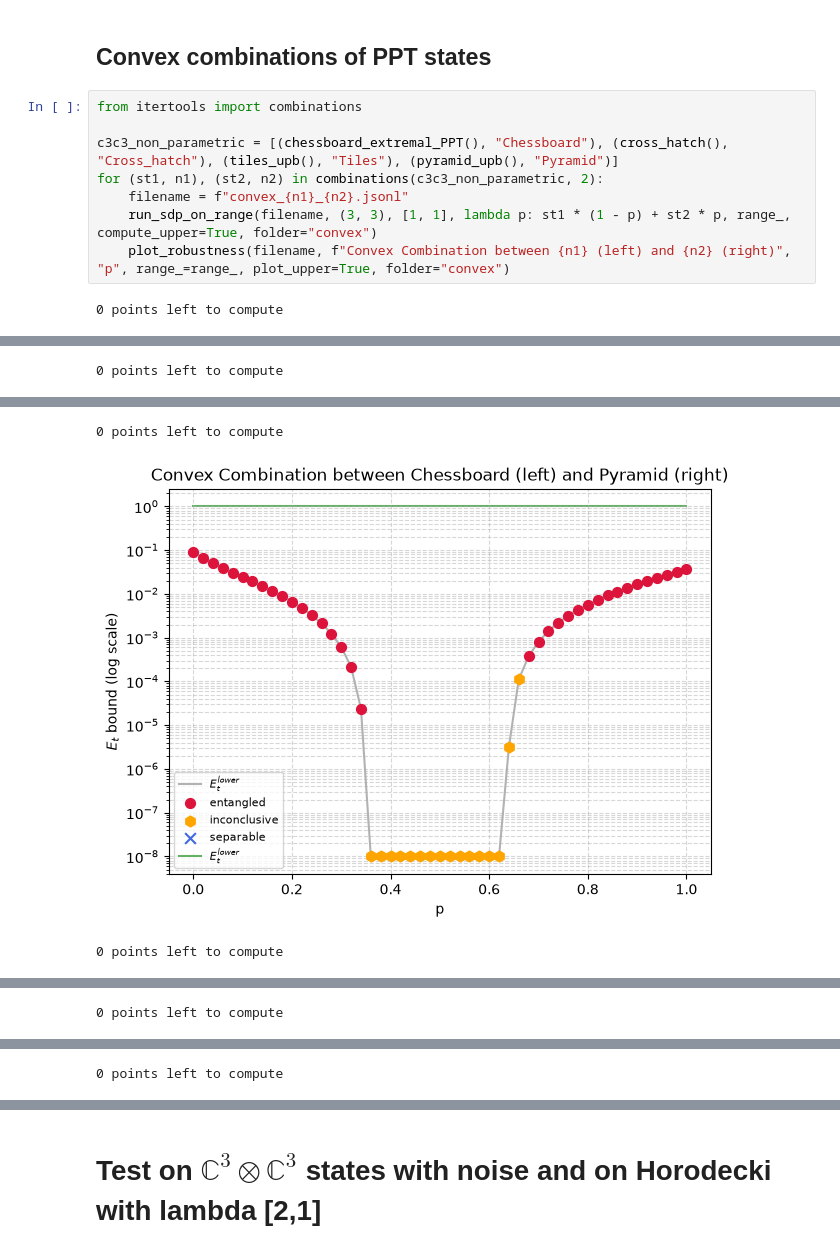
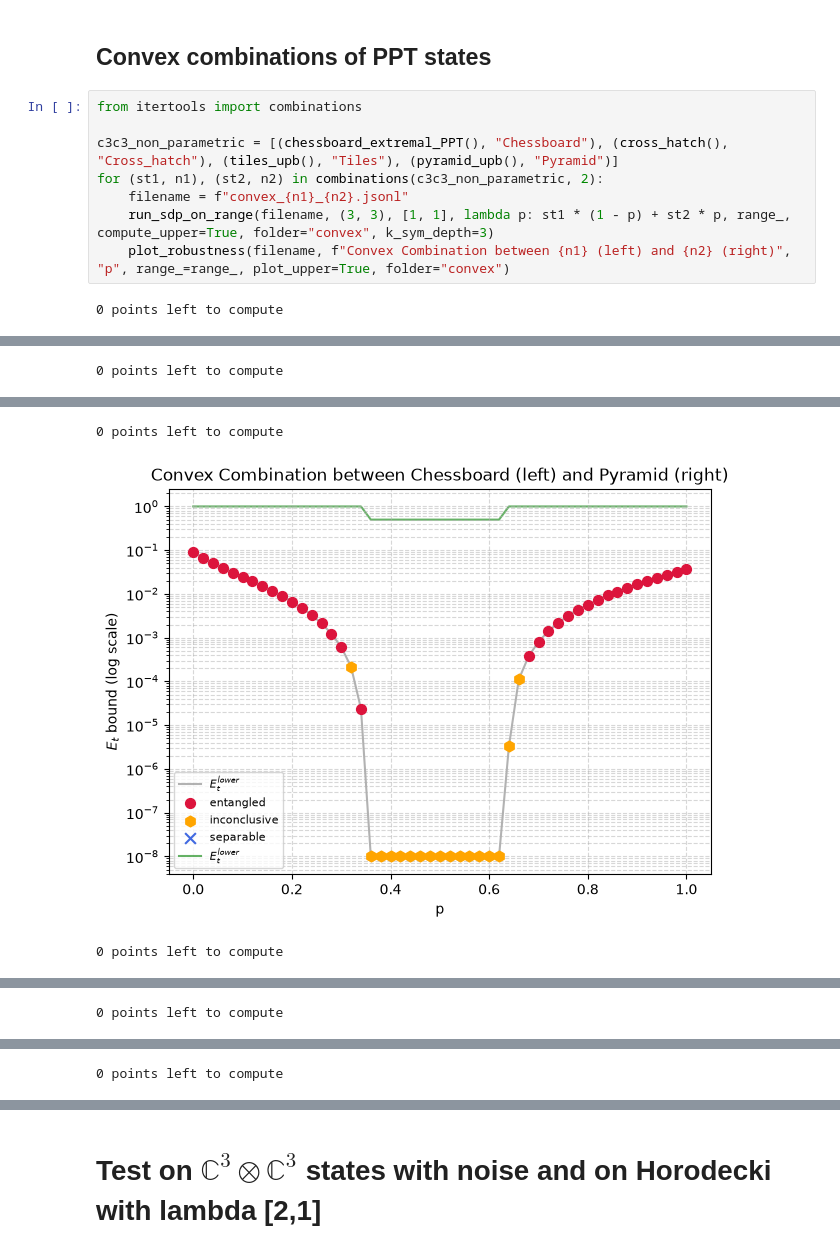
Before and after one commit to AVlyx/QuantifyingSchmidtNumber, a Jupyter notebook: sdp.ipynb, the cells around one changed output, grey strips where cells are left out. Saved outputs shown, nothing was run; the diff lists cells and outputs as text.

```diff
--- a/sdp.ipynb
+++ b/sdp.ipynb
@@ -72,16 +72,16 @@ for state, name in c3c3_non_parametric:
 # %%
 from itertools import combinations
 
 c3c3_non_parametric = [(chessboard_extremal_PPT(), "Chessboard"), (cross_hatch(), "Cross_hatch"), (tiles_upb(), "Tiles"), (pyramid_upb(), "Pyramid")]
 for (st1, n1), (st2, n2) in combinations(c3c3_non_parametric, 2):
     filename = f"convex_{n1}_{n2}.jsonl"
-    run_sdp_on_range(filename, (3, 3), [1, 1], lambda p: st1 * (1 - p) + st2 * p, range_, compute_upper=True, folder="convex")
+    run_sdp_on_range(filename, (3, 3), [1, 1], lambda p: st1 * (1 - p) + st2 * p, range_, compute_upper=True, folder="convex", k_sym_depth=3)
     plot_robustness(filename, f"Convex Combination between {n1} (left) and {n2} (right)", "p", range_=range_, plot_upper=True, folder="convex")
 # %% [output]
 0 points left to compute
 [figure]
 0 points left to compute
 [figure]
 0 points left to compute
-[figure, old version]
+[figure, new version]
 0 points left to compute
```
Also changed, not shown: parts of 4 cells of this notebook, 15 other files.
